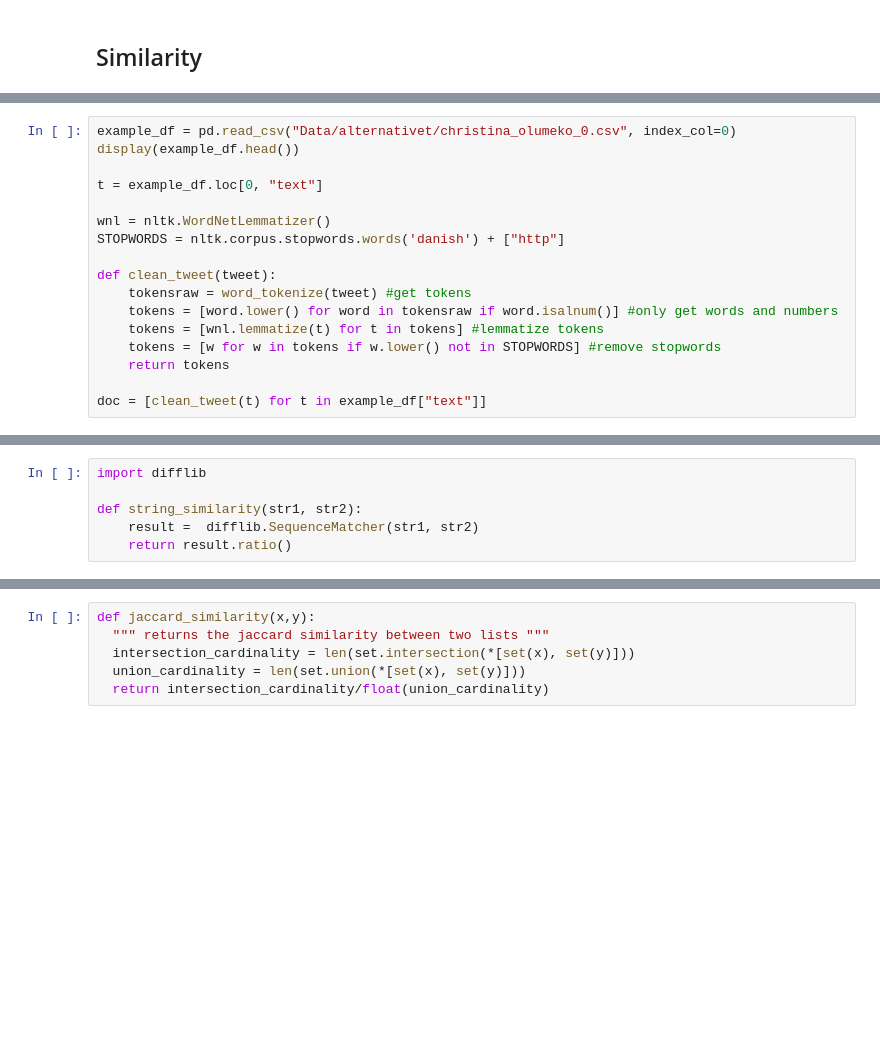
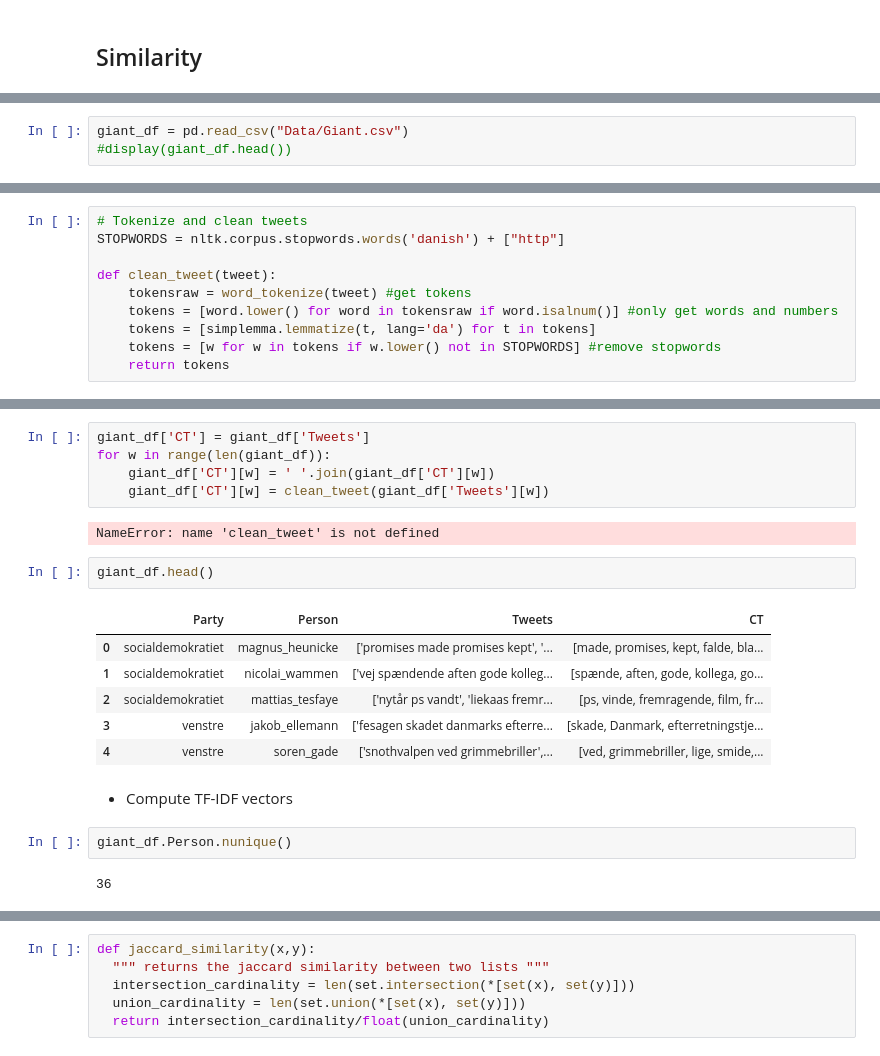
Before and after one commit to s180820/02807_dkpol, a Jupyter notebook: 01_visualization.ipynb, the cells around one changed output, grey strips where cells are left out. Drawn from its saved outputs; the diff is of its cells as text; blank space fills up the shorter version.

```diff
--- a/01_visualization.ipynb
+++ b/01_visualization.ipynb
@@ -35,2 +42,5 @@ from heapq import nlargest
 import seaborn as sns
 sns.set()
+# %%
+giant_df = pd.read_csv("Data/Giant.csv")
+#display(giant_df.head())
@@ -37,18 +49,11 @@ sns.set()
 # %%
-example_df = pd.read_csv("Data/alternativet/christina_olumeko_0.csv", index_col=0)
-display(example_df.head())
-
-t = example_df.loc[0, "text"]
-
-wnl = nltk.WordNetLemmatizer()
+# Tokenize and clean tweets
 STOPWORDS = nltk.corpus.stopwords.words('danish') + ["http"]
 
 def clean_tweet(tweet):
     tokensraw = word_tokenize(tweet) #get tokens
     tokens = [word.lower() for word in tokensraw if word.isalnum()] #only get words and numbers
-    tokens = [wnl.lemmatize(t) for t in tokens] #lemmatize tokens
+    tokens = [simplemma.lemmatize(t, lang='da') for t in tokens]
     tokens = [w for w in tokens if w.lower() not in STOPWORDS] #remove stopwords
     return tokens
-
-doc = [clean_tweet(t) for t in example_df["text"]]
 # %% [output]
@@ -61,6 +64,22 @@ doc = [clean_tweet(t) for t in example_df["text"]]
-# %%
-import difflib
-
-def string_similarity(str1, str2):
-    result =  difflib.SequenceMatcher(str1, str2)
-    return result.ratio()
+# %%
+giant_df['CT'] = giant_df['Tweets']
+for w in range(len(giant_df)):
+    giant_df['CT'][w] = ' '.join(giant_df['CT'][w])
+    giant_df['CT'][w] = clean_tweet(giant_df['Tweets'][w])
+# %% [output]
+NameError: name 'clean_tweet' is not defined
+# %%
+giant_df.head()
+# %% [output]
+|  | Party | Person | Tweets | CT |
+| 0 | socialdemokratiet | magnus_heunicke | ['promises made promises kept', '... | [made, promises, kept, falde, bla... |
+| 1 | socialdemokratiet | nicolai_wammen | ['vej spændende aften gode kolleg... | [spænde, aften, gode, kollega, go... |
+| 2 | socialdemokratiet | mattias_tesfaye | ['nytår ps vandt', 'liekaas fremr... | [ps, vinde, fremragende, film, fr... |
+| 3 | venstre | jakob_ellemann | ['fesagen skadet danmarks efterre... | [skade, Danmark, efterretningstje... |
+| 4 | venstre | soren_gade | ['snothvalpen ved grimmebriller',... | [ved, grimmebriller, lige, smide,... |
+# %% [markdown]
+- Compute TF-IDF vectors
+# %%
+giant_df.Person.nunique()
+# %% [output]
+36
```
Also changed, not shown: parts of 40 cells of this notebook, 12 other files.
